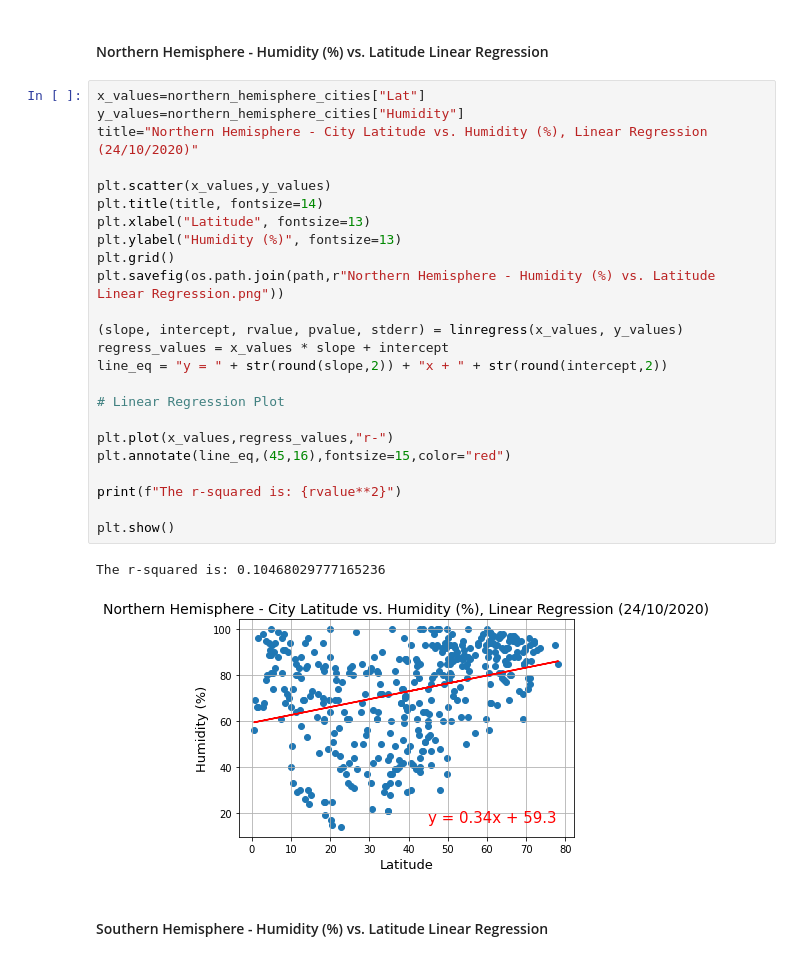
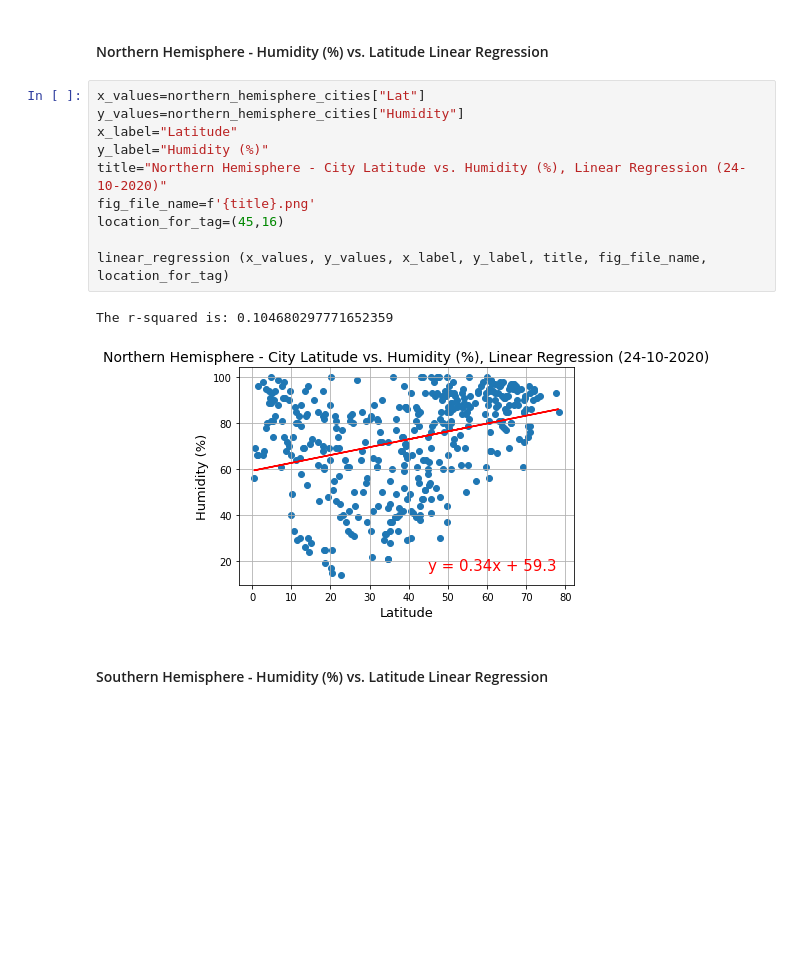
Before and after one commit to trezeget-1/Equator-Weather-Research, a Jupyter notebook: Instructions/starter_code/WeatherPy.ipynb, the cells around one changed output. Saved outputs shown, nothing was run; the diff lists cells and outputs as text; blank space fills up the shorter version.

```diff
--- a/Instructions/starter_code/WeatherPy.ipynb
+++ b/Instructions/starter_code/WeatherPy.ipynb
@@ -385,32 +380,18 @@ The r-squared is: 0.4643505082340831
 ##### It's worth noting that even though the r-squared value for the Southern Hemisphere was .46 which would mean that our linear regression model can only predict 46% of the Temperatures according to the Latitude of a city, still, this result might have been a consequence of not having an even number of cities for each of the Hemispheres in our samples. This is something that would require further study.
 # %% [markdown]
 ####  Northern Hemisphere - Humidity (%) vs. Latitude Linear Regression
-# %%
-x_values=northern_hemisphere_cities["Lat"]
-y_values=northern_hemisphere_cities["Humidity"]
-title="Northern Hemisphere - City Latitude vs. Humidity (%), Linear Regression (24/10/2020)"
-
-plt.scatter(x_values,y_values)
-plt.title(title, fontsize=14)
-plt.xlabel("Latitude", fontsize=13)
-plt.ylabel("Humidity (%)", fontsize=13)
-plt.grid()
-plt.savefig(os.path.join(path,r"Northern Hemisphere - Humidity (%) vs. Latitude Linear Regression.png"))
-
-(slope, intercept, rvalue, pvalue, stderr) = linregress(x_values, y_values)
-regress_values = x_values * slope + intercept
-line_eq = "y = " + str(round(slope,2)) + "x + " + str(round(intercept,2))
-
-# Linear Regression Plot
-
-plt.plot(x_values,regress_values,"r-")
-plt.annotate(line_eq,(45,16),fontsize=15,color="red")
-
-print(f"The r-squared is: {rvalue**2}")
-
-plt.show()
-# %% [output]
-The r-squared is: 0.10468029777165236
-[figure, removed]
+# %%
+x_values=northern_hemisphere_cities["Lat"]
+y_values=northern_hemisphere_cities["Humidity"]
+x_label="Latitude"
+y_label="Humidity (%)"
+title="Northern Hemisphere - City Latitude vs. Humidity (%), Linear Regression (24-10-2020)"
+fig_file_name=f'{title}.png'
+location_for_tag=(45,16)
+
+linear_regression (x_values, y_values, x_label, y_label, title, fig_file_name, location_for_tag)
+# %% [output]
+The r-squared is: 0.104680297771652359
+[figure, added]
 # %% [markdown]
 ####  Southern Hemisphere - Humidity (%) vs. Latitude Linear Regression
```
Also changed, not shown: parts of 16 cells of this notebook, 12 other files.
